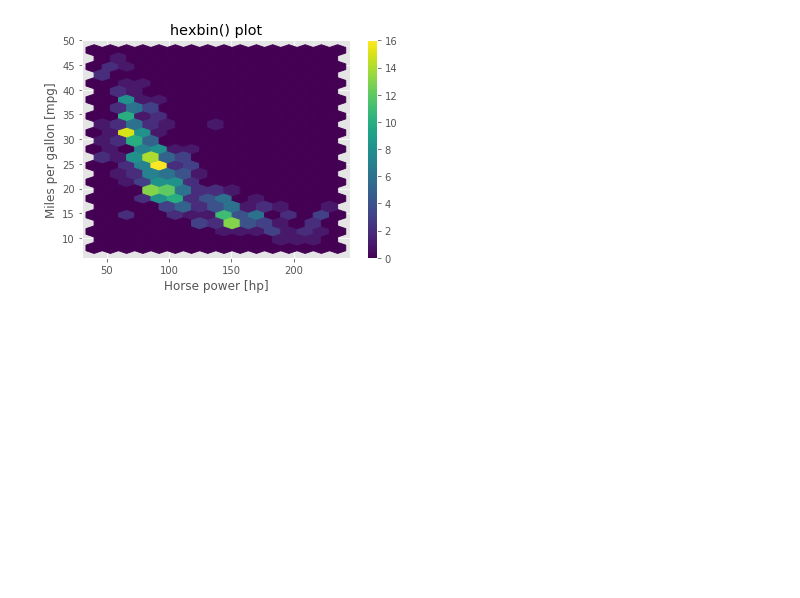
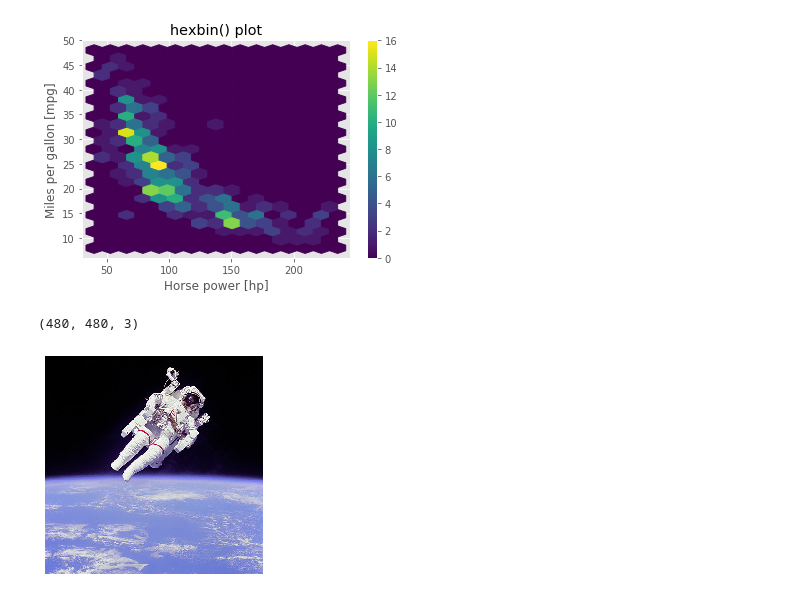
Before and after one commit to thap/python_basics_to_advanced, a Jupyter notebook: visualisation_intro/visualization_intro.ipynb, the cells around one changed output. Saved outputs shown, nothing was run; the diff lists cells and outputs as text; code cells hidden in the pictures; blank space fills up the shorter version.

Commit message:
visualization

```diff
--- a/visualisation_intro/visualization_intro.ipynb
+++ b/visualisation_intro/visualization_intro.ipynb
@@ -215,0 +215,9 @@ img = plt.imread('')
+# %%
+img = plt.imread('480px-Astronaut-EVA.jpg')
+print(img.shape)
+plt.imshow(img)
+plt.axis('off')
+plt.show()
+# %% [output]
+(480, 480, 3)
+[figure, added]
```
Also changed, not shown: parts of 35 cells of this notebook, 3 other files.
